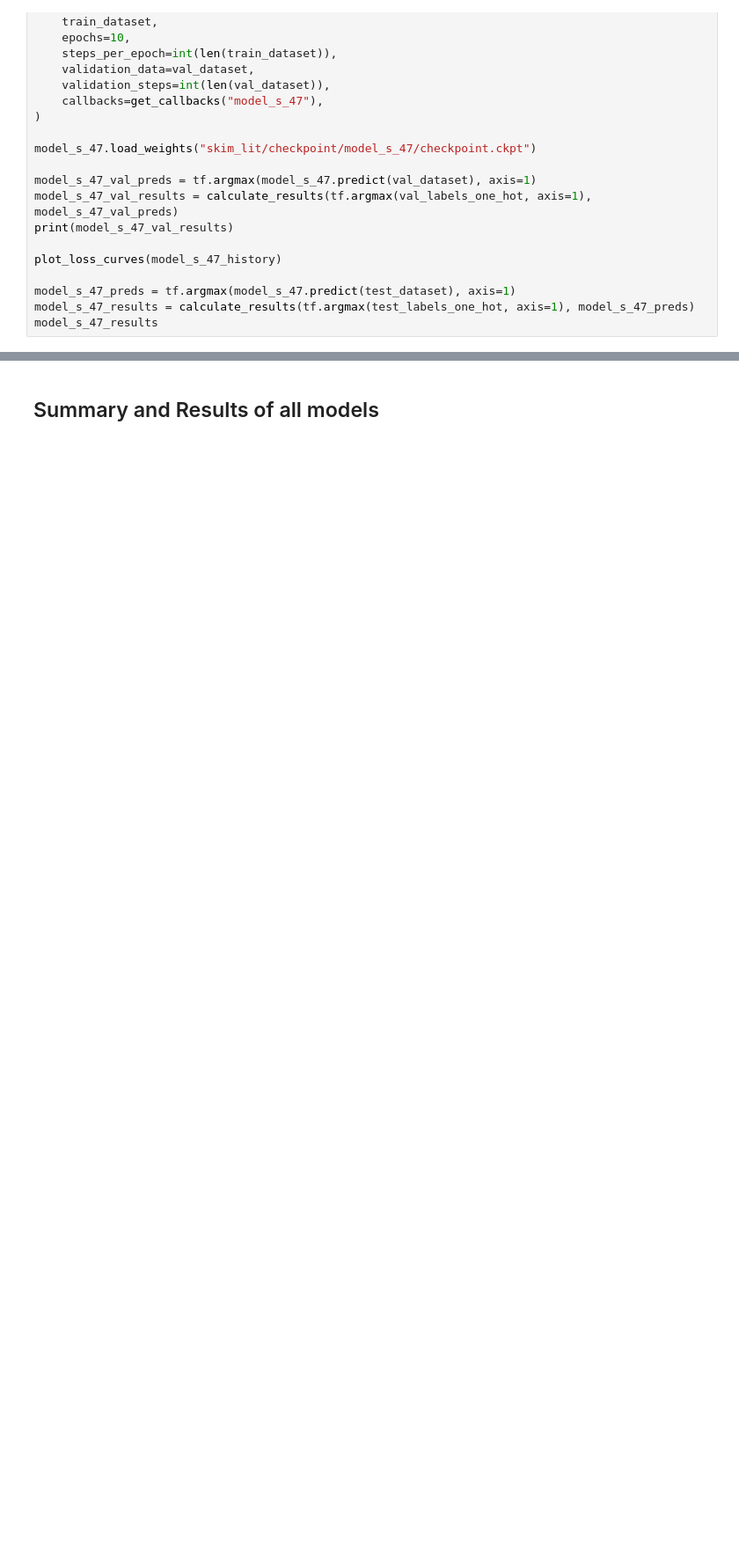
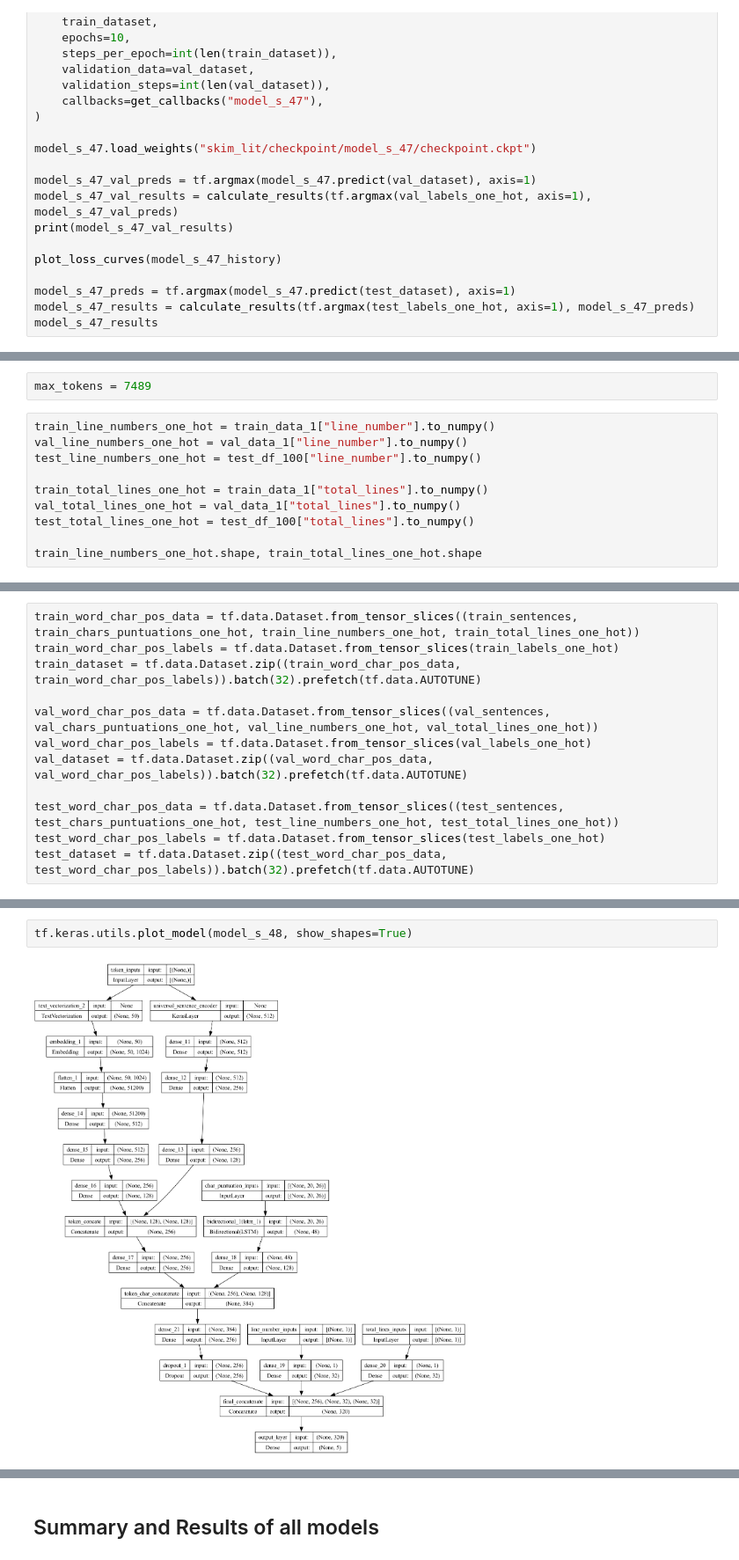
Before and after one commit to mufaddalhamidofficial/skimlit_ai, a Jupyter notebook: skimlit_kaggle_s.ipynb, the cells around one changed output, grey strips where cells are left out. Shown at 88% size. Saved outputs shown, nothing was run; the diff lists cells and outputs as text; blank space fills up the shorter version.

```diff
--- a/skimlit_kaggle.ipynb
+++ b/skimlit_kaggle_s.ipynb
@@ -6060,0 +6100,12 @@ model_s_47_results
+# %%
+max_tokens = 7489
+# %%
+train_line_numbers_one_hot = train_data_1["line_number"].to_numpy()
+val_line_numbers_one_hot = val_data_1["line_number"].to_numpy()
+test_line_numbers_one_hot = test_df_100["line_number"].to_numpy()
+
+train_total_lines_one_hot = train_data_1["total_lines"].to_numpy()
+val_total_lines_one_hot = val_data_1["total_lines"].to_numpy()
+test_total_lines_one_hot = test_df_100["total_lines"].to_numpy()
+
+train_line_numbers_one_hot.shape, train_total_lines_one_hot.shape
@@ -6060,0 +6114,12 @@ model_s_47_results
+# %%
+train_word_char_pos_data = tf.data.Dataset.from_tensor_slices((train_sentences, train_chars_puntuations_one_hot, train_line_numbers_one_hot, train_total_lines_one_hot))
+train_word_char_pos_labels = tf.data.Dataset.from_tensor_slices(train_labels_one_hot)
+train_dataset = tf.data.Dataset.zip((train_word_char_pos_data, train_word_char_pos_labels)).batch(32).prefetch(tf.data.AUTOTUNE)
+
+val_word_char_pos_data = tf.data.Dataset.from_tensor_slices((val_sentences, val_chars_puntuations_one_hot, val_line_numbers_one_hot, val_total_lines_one_hot))
+val_word_char_pos_labels = tf.data.Dataset.from_tensor_slices(val_labels_one_hot)
+val_dataset = tf.data.Dataset.zip((val_word_char_pos_data, val_word_char_pos_labels)).batch(32).prefetch(tf.data.AUTOTUNE)
+
+test_word_char_pos_data = tf.data.Dataset.from_tensor_slices((test_sentences, test_chars_puntuations_one_hot, test_line_numbers_one_hot, test_total_lines_one_hot))
+test_word_char_pos_labels = tf.data.Dataset.from_tensor_slices(test_labels_one_hot)
+test_dataset = tf.data.Dataset.zip((test_word_char_pos_data, test_word_char_pos_labels)).batch(32).prefetch(tf.data.AUTOTUNE)
@@ -6060,0 +6236,4 @@ model_s_47_results
+# %%
+tf.keras.utils.plot_model(model_s_48, show_shapes=True)
+# %% [output]
+[figure, added]
```
Also changed, not shown: parts of 53 cells of this notebook, 8 other files.
